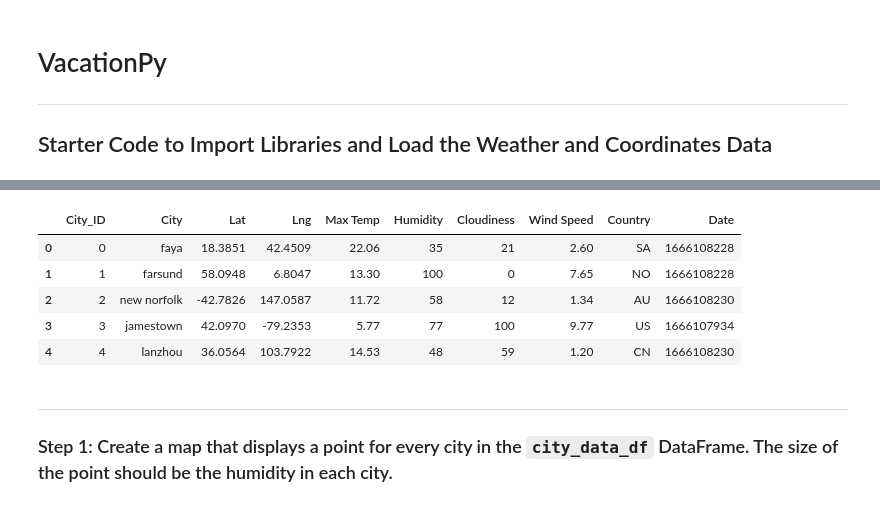
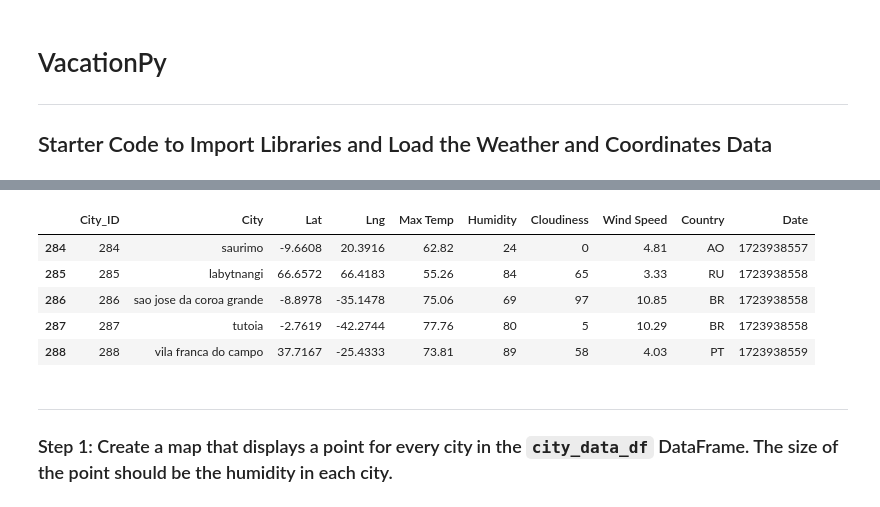
Before and after one commit to wallago-caite/python-api-challenge, a Jupyter notebook: VacationPy.ipynb, the cells around one changed output, grey strips where cells are left out. Drawn from its saved outputs; the diff is of its cells as text; code cells hidden in the pictures.

```diff
--- a/VacationPy.ipynb
+++ b/VacationPy.ipynb
@@ -18,16 +18,16 @@ from api_keys import geoapify_key
 # %%
 # Load the CSV file created in Part 1 into a Pandas DataFrame
 city_data_df = pd.read_csv("output_data/cities.csv")
 
 # Display sample data
-city_data_df.head()
+city_data_df.tail()
 # %% [output]
 |  | City_ID | City | Lat | Lng | Max Temp | Humidity | Cloudiness | Wind Speed | Country | Date |
-| 0 | 0 | faya | 18.3851 | 42.4509 | 22.06 | 35 | 21 | 2.60 | SA | 1666108228 |
-| 1 | 1 | farsund | 58.0948 | 6.8047 | 13.30 | 100 | 0 | 7.65 | NO | 1666108228 |
-| 2 | 2 | new norfolk | -42.7826 | 147.0587 | 11.72 | 58 | 12 | 1.34 | AU | 1666108230 |
-| 3 | 3 | jamestown | 42.0970 | -79.2353 | 5.77 | 77 | 100 | 9.77 | US | 1666107934 |
-| 4 | 4 | lanzhou | 36.0564 | 103.7922 | 14.53 | 48 | 59 | 1.20 | CN | 1666108230 |
+| 284 | 284 | saurimo | -9.6608 | 20.3916 | 62.82 | 24 | 0 | 4.81 | AO | 1723938557 |
+| 285 | 285 | labytnangi | 66.6572 | 66.4183 | 55.26 | 84 | 65 | 3.33 | RU | 1723938558 |
+| 286 | 286 | sao jose da coroa grande | -8.8978 | -35.1478 | 75.06 | 69 | 97 | 10.85 | BR | 1723938558 |
+| 287 | 287 | tutoia | -2.7619 | -42.2744 | 77.76 | 80 | 5 | 10.29 | BR | 1723938558 |
+| 288 | 288 | vila franca do campo | 37.7167 | -25.4333 | 73.81 | 89 | 58 | 4.03 | PT | 1723938559 |
 # %% [markdown]
 ---
 
```
Also changed, not shown: parts of 11 cells of this notebook.
